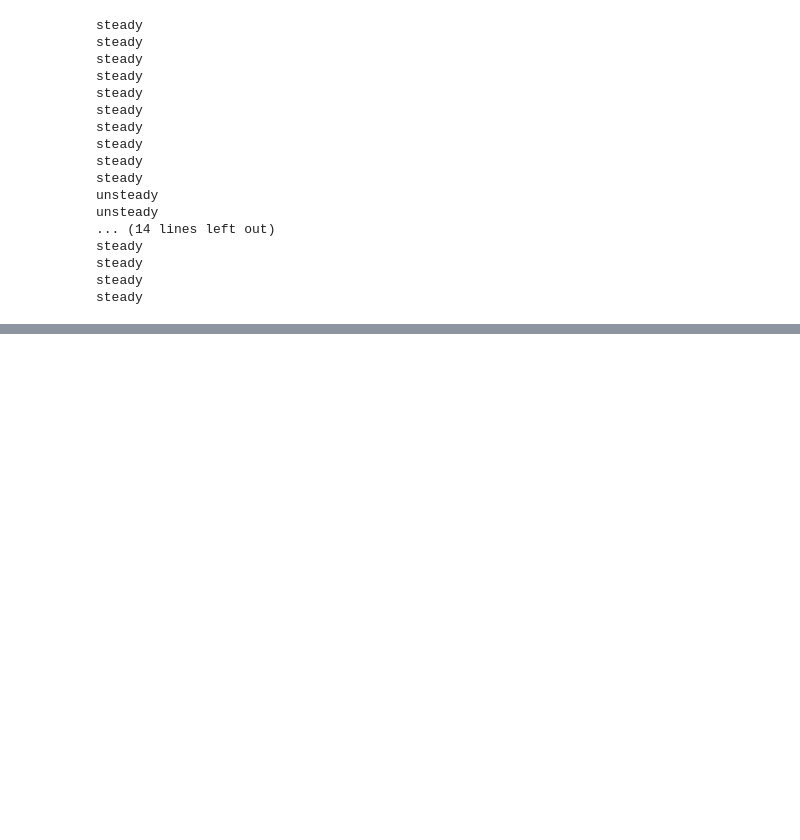
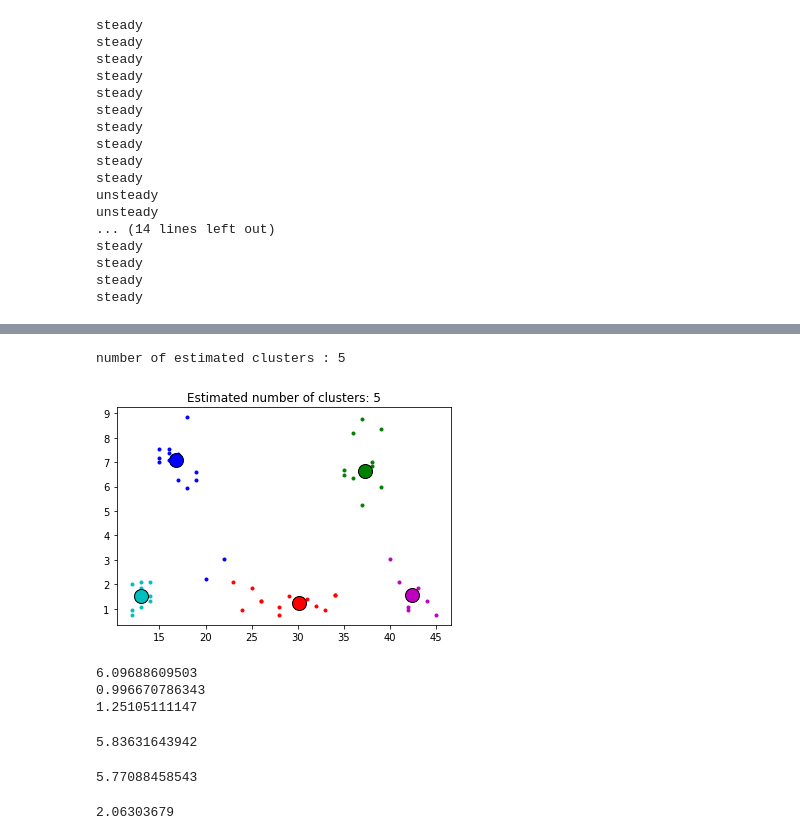
Before and after one commit to madushadhanushka/driverprofile, a Jupyter notebook: Genetic.ipynb, the cells around one changed output, grey strips where cells are left out. Saved outputs shown, nothing was run; the diff lists cells and outputs as text; code cells hidden in the pictures; blank space fills up the shorter version.

```diff
--- a/Genetic.ipynb
+++ b/Genetic.ipynb
@@ -302,0 +310,67 @@ steady
+# %%
+from sklearn.cluster import MeanShift, estimate_bandwidth
+from sklearn.datasets import make_blobs
+from itertools import cycle
+eval_value = pd.DataFrame(segments_time_data.rename("param"), columns=['param'])
+df_joined_time=df_time.merge(eval_value, left_index=True, right_index=True)
+X=df_joined_time[["distance", "param"]].to_numpy()
+bandwidth = estimate_bandwidth(X, quantile=0.19, n_samples=60)
+ms = MeanShift(bandwidth=bandwidth)
+ms.fit(X)
+labels = ms.labels_
+cluster_centers = ms.cluster_centers_
+
+labels_unique = np.unique(labels)
+n_clusters_ = len(labels_unique)
+
+print("number of estimated clusters : %d" % n_clusters_)
+plt.figure(1)
+plt.clf()
+
+colors = cycle('bgrcmykbgrcmykbgrcmykbgrcmyk')
+for k, col in zip(range(n_clusters_), colors):
+    my_members = labels == k
+    cluster_center = cluster_centers[k]
+    plt.plot(X[my_members, 0], X[my_members, 1], col + '.')
+    plt.plot(cluster_center[0], cluster_center[1], 'o', markerfacecolor=col,
+             markeredgecolor='k', markersize=14)
+plt.title('Estimated number of clusters: %d' % n_clusters_)
+plt.show()
+# %% [output]
+number of estimated clusters : 5
+[figure, added]
+# %%
+# steady dataset
+steady_score=pd.read_csv("/Users/dhanushka/Desktop/mydata/fypit/anaconda/data/steadyscore.csv")
+score_calculated = 1/steady_score['sdX']/steady_score['sdY']
+print(score_calculated.mean())
+print(score_calculated.std())
+# check for steady value
+# positive normal
+print(abs((4.85-score_calculated.mean())/score_calculated.std()))
+# %% [output]
+6.09688609503
+0.996670786343
+1.25105111147
+# %%
+# check for unsteady value
+# positive abnormal
+print(abs((0.28-score_calculated.mean())/score_calculated.std()))
+# %% [output]
+5.83631643942
+# %%
+# unsteady dataset
+steady_score=pd.read_csv("/Users/dhanushka/Desktop/mydata/fypit/anaconda/data/unsteadyscore.csv")
+score_calculated = 1/steady_score['sdX']/steady_score['sdY']
+
+# check for steady value
+# negative abnormal
+print(abs((4.85-score_calculated.mean())/score_calculated.std()))
+# %% [output]
+5.77088458543
+# %%
+# check for unsteady value
+# negative normal
+print(abs((0.28-score_calculated.mean())/score_calculated.std()))
+# %% [output]
+2.06303679
```
Also changed, not shown: parts of 1 cell of this notebook, 5 other files.
